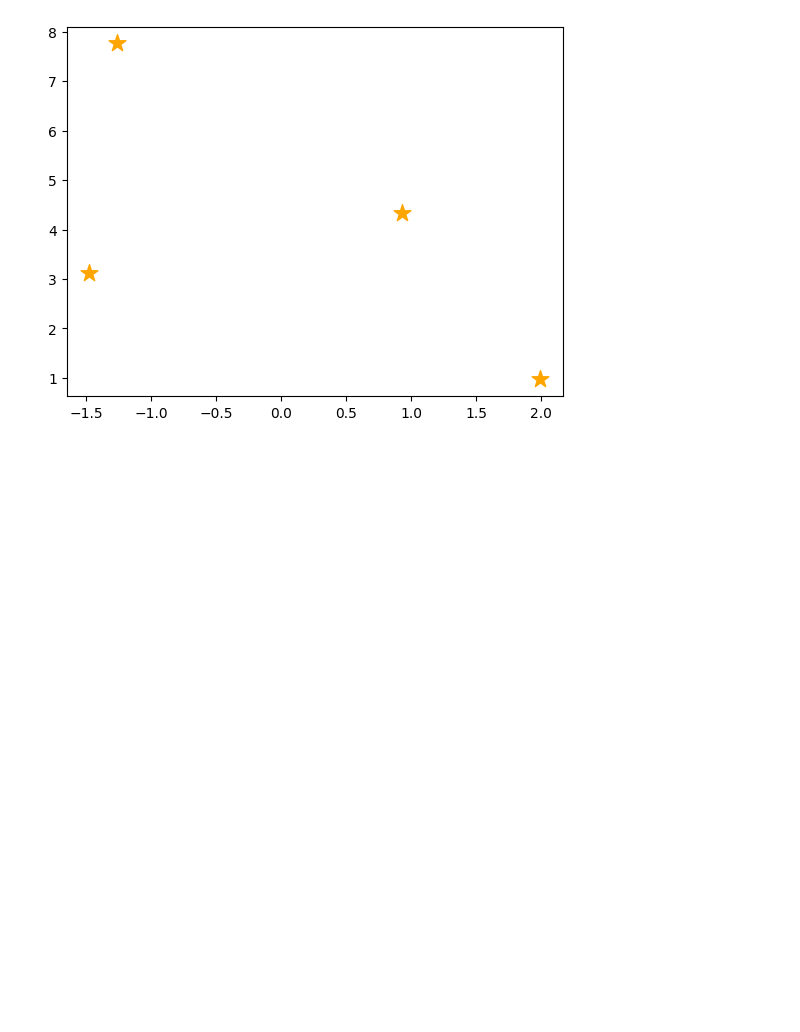
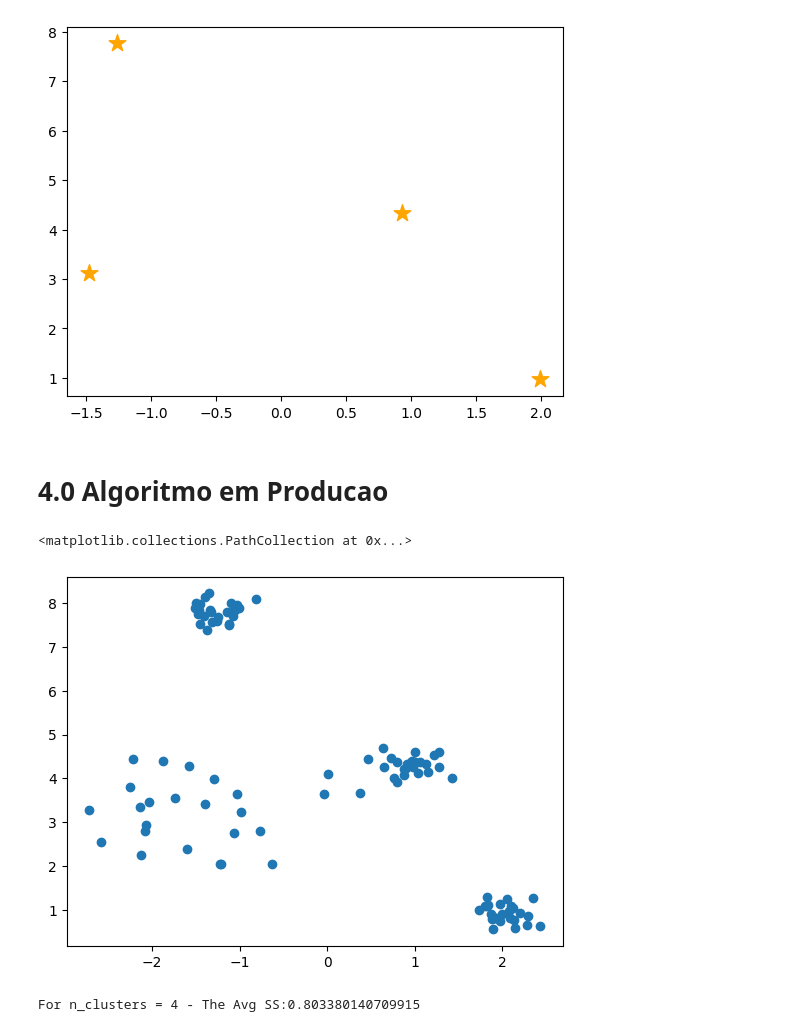
Before and after one commit to antonioorichard/respositorio_ML, a Jupyter notebook: Ciclo_4.ipynb, the cells around one changed output. Drawn from its saved outputs; the diff is of its cells as text; code cells hidden in the pictures; blank space fills up the shorter version.

```diff
--- a/Ciclo_4.ipynb
+++ b/Ciclo_4.ipynb
@@ -432,3 +437,34 @@ for i in range( len( kmeans.cluster_centers_ ) ):
     s=160 )
 # %% [output]
 [figure]
+# %% [markdown]
+# 4.0 Algoritmo em Producao
+# %%
+# Synthetic clustering dataset
+random_state = 0
+X, y = ds.make_blobs( n_samples=100,
+n_features=2,
+centers=4,
+cluster_std= [0.2, 0.2, 0.8, 0.2],
+random_state=random_state)
+plt.scatter( X[:,0], X[:,1])
+# %% [output]
+<matplotlib.collections.PathCollection at 0x...>
+[figure, added]
+# %%
+c=4
+kmeans = ct.KMeans(n_clusters= c,
+                    init= 'random',
+                    n_init= 10,
+                    random_state=0)
+    # fit
+labels = kmeans.fit_predict(X)
+    # performance
+silhouette_avg = mt.silhouette_score(X, labels)
+ss_list.append(silhouette_avg)
+    #kmeans.labels_
+    # draw figure
+print('For n_clusters = {} - The Avg SS:{}'.format(c, silhouette_avg))
+#plt.scatter(X[:,0], X[:,1], c=labels)
+# %% [output]
+For n_clusters = 4 - The Avg SS:0.803380140709915
```
Also changed, not shown: parts of 3 cells of this notebook, 4 other files.
